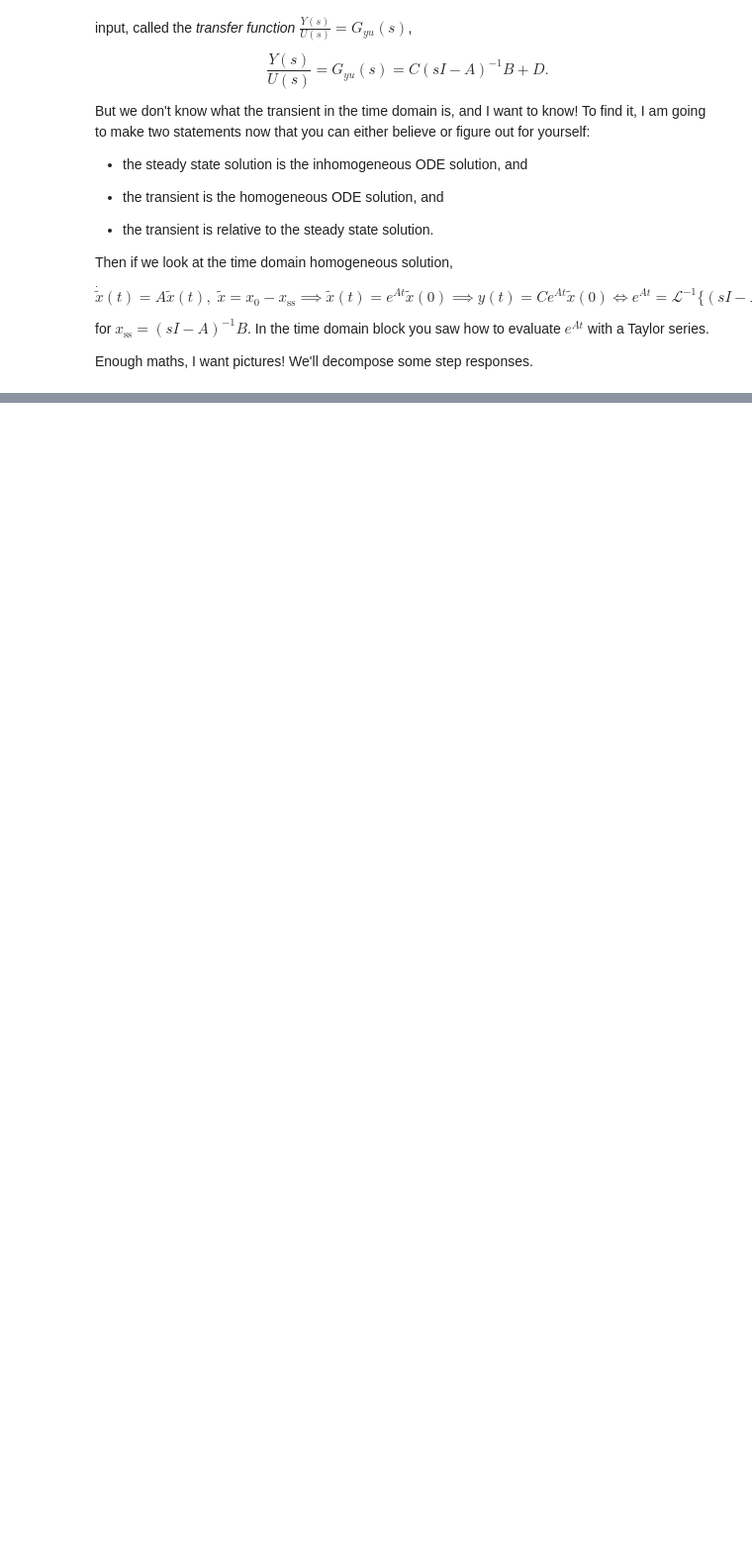
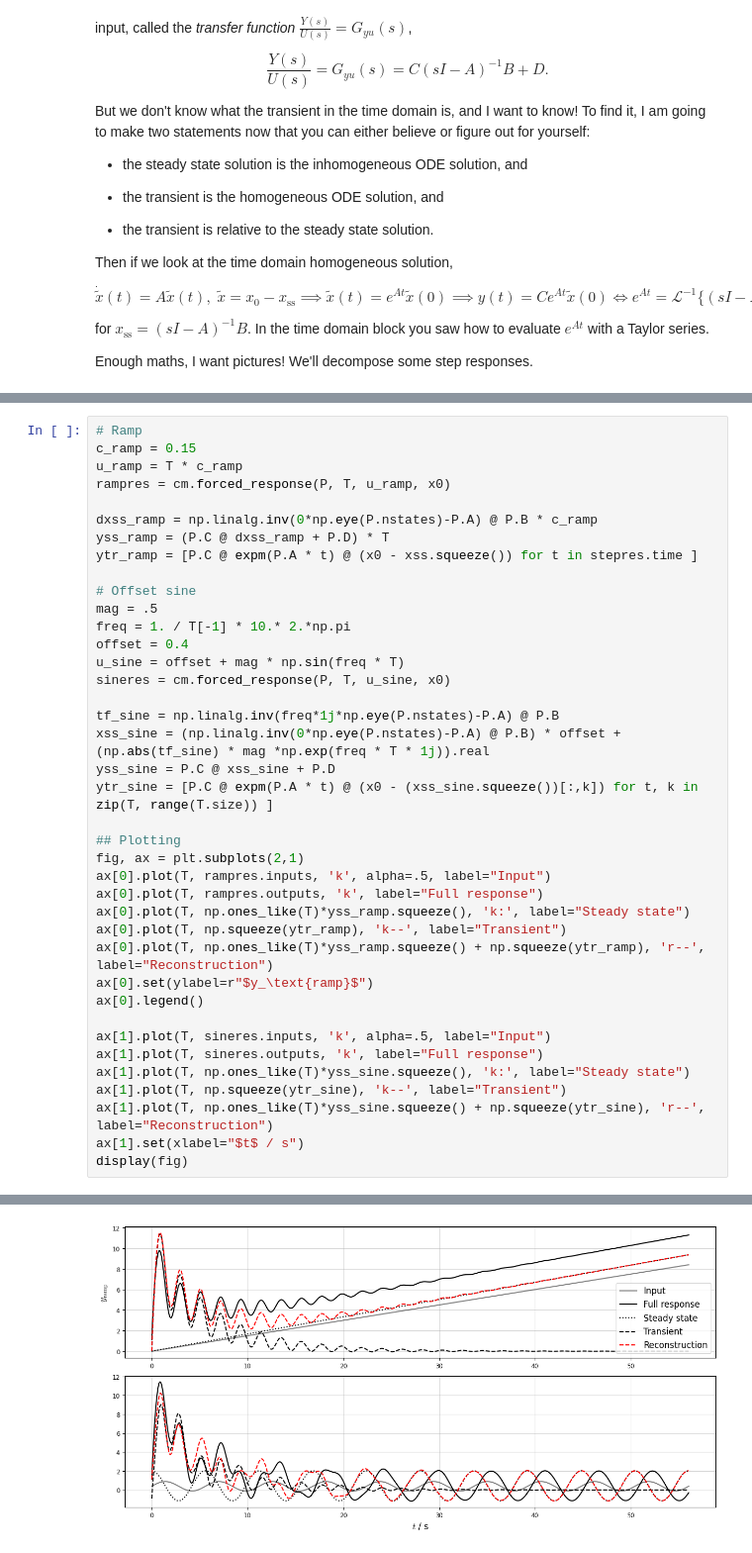
Before and after one commit to TUDelft-DataDrivenControl/SysReg_ControlCrashCourse, a Jupyter notebook: ipynb/BlockB_01_Basics.ipynb, the cells around one changed output, grey strips where cells are left out. Shown at 99% size. Drawn from its saved outputs; the diff is of its cells as text; blank space fills up the shorter version.

```diff
--- a/ipynb/BlockB_01_Basics.ipynb
+++ b/ipynb/BlockB_01_Basics.ipynb
@@ -152,0 +154,40 @@ $$u_\text{ramp}(t) = c t = \int c \;\text{d}t \implies  U_\text{ramp}(s) = \frac
+# %%
+# Ramp
+c_ramp = 0.15
+u_ramp = T * c_ramp
+rampres = cm.forced_response(P, T, u_ramp, x0)
+
+dxss_ramp = np.linalg.inv(0*np.eye(P.nstates)-P.A) @ P.B * c_ramp
+yss_ramp = (P.C @ dxss_ramp + P.D) * T
+ytr_ramp = [P.C @ expm(P.A * t) @ (x0 - xss.squeeze()) for t in stepres.time ]
+
+# Offset sine
+mag = .5
+freq = 1. / T[-1] * 10.* 2.*np.pi
+offset = 0.4
+u_sine = offset + mag * np.sin(freq * T)
+sineres = cm.forced_response(P, T, u_sine, x0)
+
+tf_sine = np.linalg.inv(freq*1j*np.eye(P.nstates)-P.A) @ P.B
+xss_sine = (np.linalg.inv(0*np.eye(P.nstates)-P.A) @ P.B) * offset + (np.abs(tf_sine) * mag *np.exp(freq * T * 1j)).real
+yss_sine = P.C @ xss_sine + P.D
+ytr_sine = [P.C @ expm(P.A * t) @ (x0 - (xss_sine.squeeze())[:,k]) for t, k in zip(T, range(T.size)) ]
+
+## Plotting
+fig, ax = plt.subplots(2,1)
+ax[0].plot(T, rampres.inputs, 'k', alpha=.5, label="Input")
+ax[0].plot(T, rampres.outputs, 'k', label="Full response")
+ax[0].plot(T, np.ones_like(T)*yss_ramp.squeeze(), 'k:', label="Steady state")
+ax[0].plot(T, np.squeeze(ytr_ramp), 'k--', label="Transient")
+ax[0].plot(T, np.ones_like(T)*yss_ramp.squeeze() + np.squeeze(ytr_ramp), 'r--', label="Reconstruction")
+ax[0].set(ylabel=r"$y_\text{ramp}$")
+ax[0].legend()
+
+ax[1].plot(T, sineres.inputs, 'k', alpha=.5, label="Input")
+ax[1].plot(T, sineres.outputs, 'k', label="Full response")
+ax[1].plot(T, np.ones_like(T)*yss_sine.squeeze(), 'k:', label="Steady state")
+ax[1].plot(T, np.squeeze(ytr_sine), 'k--', label="Transient")
+ax[1].plot(T, np.ones_like(T)*yss_sine.squeeze() + np.squeeze(ytr_sine), 'r--', label="Reconstruction")
+ax[1].set(xlabel="$t$ / s")
+display(fig)
+# %% [output]
@@ -152,0 +196 @@ $$u_\text{ramp}(t) = c t = \int c \;\text{d}t \implies  U_\text{ramp}(s) = \frac
+[figure, added]
```
Also changed, not shown: parts of 5 cells of this notebook, 1 other file.
